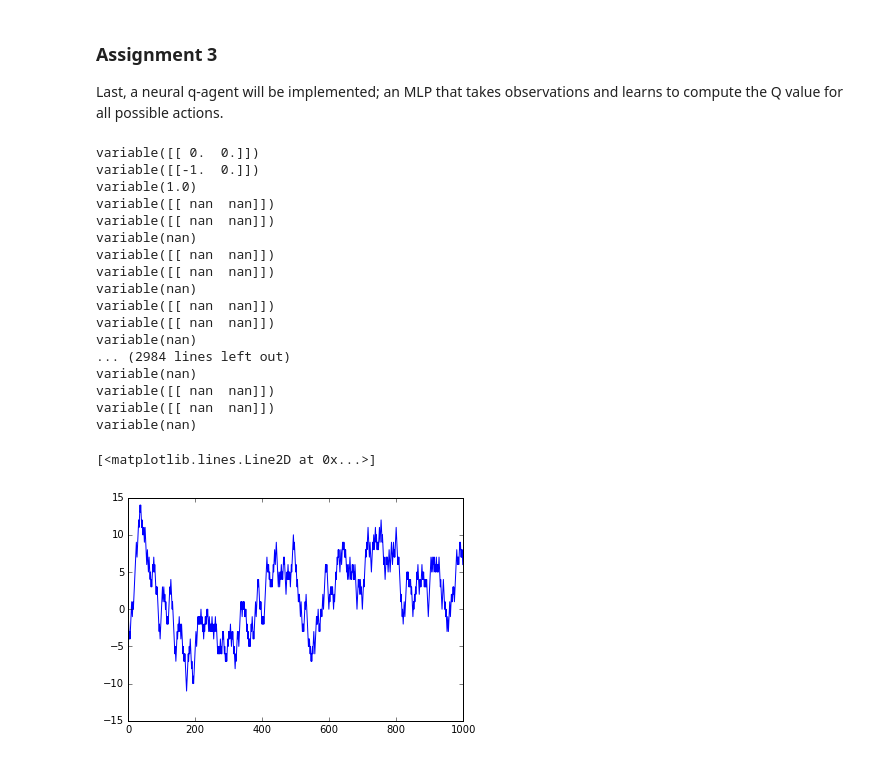
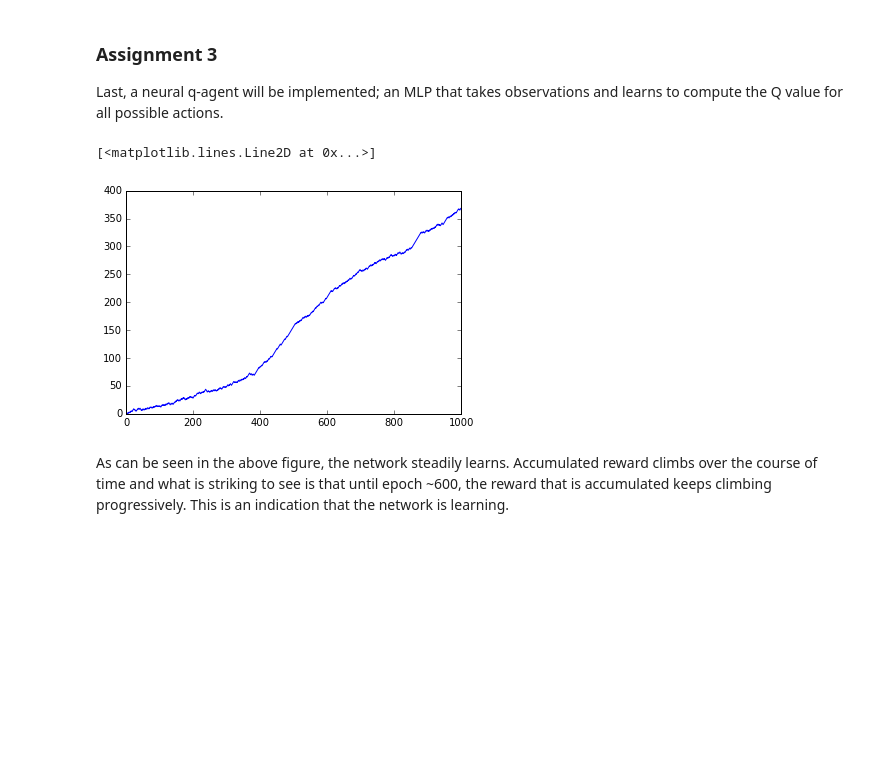
Before and after one commit to EmielStoelinga/CCN1718, a Jupyter notebook: ass5/CCN Assignment 5.ipynb, the cells around one changed output. Drawn from its saved outputs; the diff is of its cells as text; code cells hidden in the pictures; blank space fills up the shorter version.

```diff
--- a/ass5/CCN Assignment 5.ipynb
+++ b/ass5/CCN Assignment 5.ipynb
@@ -265,7 +273,7 @@ class NeuralQAgent(object):
         self.lamb = lamb
 
         self.mlp = MLP(10, 2)
-        self.regressor = Regressor(self.mlp, squared_difference)
+        self.regressor = Regressor(self.mlp, F.squared_difference)
         self.optimizer = optimizers.SGD()
         self.optimizer.setup(self.regressor)
 
@@ -275,6 +283,7 @@ class NeuralQAgent(object):
 
         # compute q-values for all actions
         qvalues = self.mlp(observation).data[0]
+        self.mlp.cleargrads()
 
         # choose action with the highest q-value
         if(qvalues[0]>qvalues[1]):
@@ -289,7 +298,9 @@ class NeuralQAgent(object):
 
         # compute q-values for old and new observations
         q_old = self.mlp(old_obs).data[0]
+        self.mlp.cleargrads()
         q_new = self.mlp(new_obs).data[0]
+        self.mlp.cleargrads()
 
         # select the action for the new observation with the highest q-value
         maxa_new = np.amax(q_new)
@@ -303,33 +314,21 @@ class NeuralQAgent(object):
 
         # calculate loss and backpropagate
         loss = self.regressor(old_obs, tgt_q)
+        if loss.grad == None:
+            loss.grad = np.ones_like(loss.data, dtype=loss.data.dtype)
+        self.mlp.cleargrads()
         loss.backward()
         self.optimizer.update()
 # %%
 neuralq_agent = NeuralQAgent(.9)
-
+chainer.set_debug(True)
 reward = run(env, neuralq_agent, n_iter)
 reward_accumulated = np.cumsum(reward)
 
 plt.figure(3)
 plt.plot(reward_accumulated)
 # %% [output]
-variable([[ 0.  0.]])
-variable([[-1.  0.]])
-variable(1.0)
-variable([[ nan  nan]])
-variable([[ nan  nan]])
-variable(nan)
-variable([[ nan  nan]])
-variable([[ nan  nan]])
-variable(nan)
-variable([[ nan  nan]])
-variable([[ nan  nan]])
-variable(nan)
-... (2984 lines left out)
-variable(nan)
-variable([[ nan  nan]])
-variable([[ nan  nan]])
-variable(nan)
+[<matplotlib.lines.Line2D at 0x...>]
-[<matplotlib.lines.Line2D at 0x...>]
-[figure, old version]
+[figure, new version]
+# %% [markdown]
+As can be seen in the above figure, the network steadily learns. Accumulated reward climbs over the course of time and what is striking to see is that until epoch ~600, the reward that is accumulated keeps climbing progressively. This is an indication that the network is learning.
```
Also changed, not shown: parts of 5 cells of this notebook.
